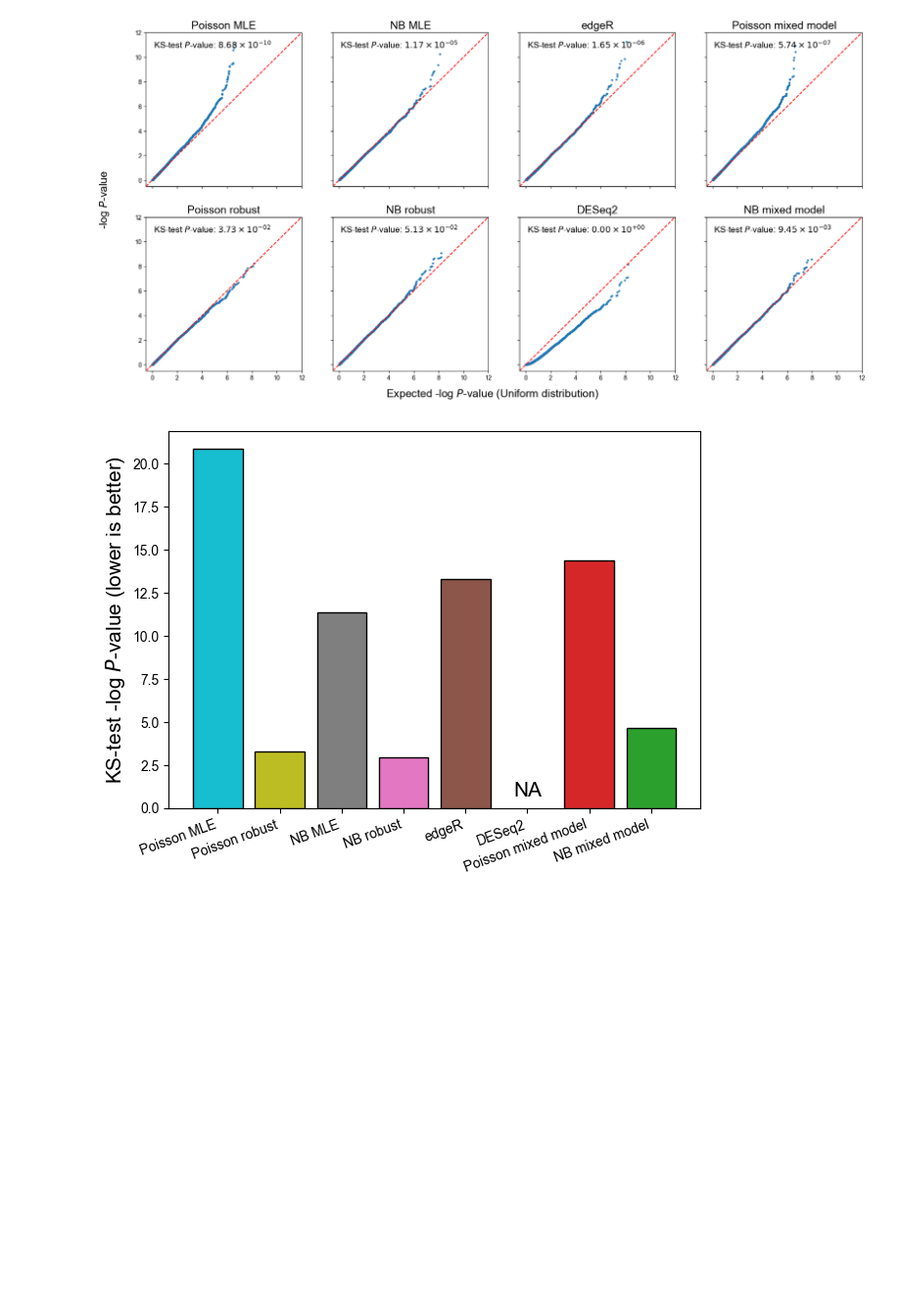
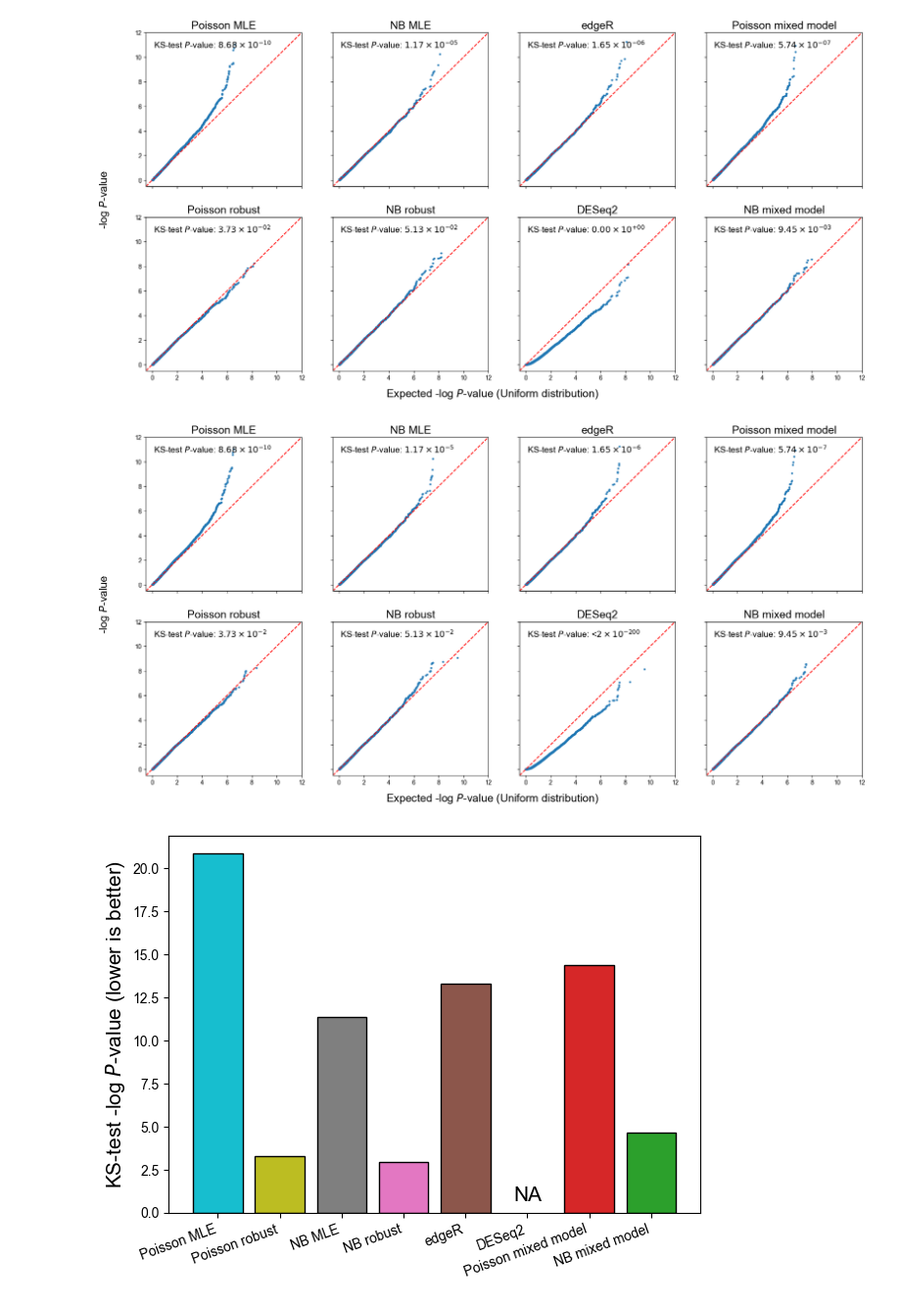
Before and after one commit to hanbin973/DEGpaper, a Jupyter notebook: Type1Error_Nathan_5000.ipynb, the cells around one changed output. Shown at 98% size. Cells and saved outputs as stored; diff of their text form; code cells hidden in the pictures; blank space fills up the shorter version.

```diff
--- a/Type1Error_Nathan_5000.ipynb
+++ b/Type1Error_Nathan_5000.ipynb
@@ -387,7 +387,7 @@ fig, ax = plt.subplots(2, 4, figsize=(5*4+1,5*2), sharex=True, sharey=True)
 p_unif = np.sort(-np.log(np.random.uniform(size=gene_p_pr.shape)))
 
 # main scatters
-pvals = [gene_p_pr, gene_p_nb, gene_p_edger, gene_p_pmm, gene_p_rpr, gene_p_ggp, gene_p_deseq2, gene_p_nbmm]
+#pvals = [gene_p_pr, gene_p_nb, gene_p_edger, gene_p_pmm, gene_p_rpr, gene_p_ggp, gene_p_deseq2, gene_p_nbmm]
 labels= ['Poisson MLE', 'NB MLE', 'edgeR', 'Poisson mixed model', 'Poisson robust', 'NB robust', 'DESeq2', 'NB mixed model']
 for i, pval, label in zip(range(8),pvals,labels):
     row, col = int(i/4), i%4
@@ -434,6 +434,63 @@ fig.text(0.08, 0.5, r'-log $P$-value', fontsize=18, rotation=90, ha='center', va
 plt.show()
 # %% [output]
 [figure]
+# %%
+from decimal import Decimal
+plt.rcParams['font.family'] = 'Arial'
+fig, ax = plt.subplots(2, 4, figsize=(5*4+1,5*2), sharex=True, sharey=True)
+
+p_unif = np.sort(-np.log(np.random.uniform(size=pvals[0].shape)))
+
+# main scatters
+#pvals = [gene_p_pr, gene_p_nb, gene_p_edger, gene_p_pmm, gene_p_rpr, gene_p_ggp, gene_p_deseq2, gene_p_nbmm]
+labels= ['Poisson MLE', 'NB MLE', 'edgeR', 'Poisson mixed model', 'Poisson robust', 'NB robust', 'DESeq2', 'NB mixed model']
+for i, pval, label in zip(range(8),pvals,labels):
+    row, col = int(i/4), i%4
+
+    ax[row, col].scatter(p_unif, np.sort(-np.log(pval)), s=5)
+    ax[row, col].plot([-0.5, 15], [-0.5,15], ls='--', c='red')
+    ax[row, col].set_title(label, fontsize=18)
+    ks_pval = stats.kstest(np.sort(pval), stats.uniform.cdf)[1]
+
+    if np.isnan(pval).sum():
+        pval[np.isnan(pval)] = 1
+        ks_pval = stats.kstest(np.sort(pval), stats.uniform.cdf)[1]
+        base = ('%.2E' % Decimal(ks_pval)).split('E')[0]
+        exp = ('%.2E' % Decimal(ks_pval)).split('E')[1]
+        ax[row,col].text(
+            0.05, 0.9, r'KS-test $P$-value: $%s \times 10^{%s}$' % (base, exp),
+            transform=ax[row,col].transAxes,
+            fontsize=14
+        )
+    elif np.isnan(ks_pval) or (ks_pval<2e-100):
+        ax[row,col].text(
+            0.05, 0.9, r'KS-test $P$-value: <$2 \times 10^{-200}$',
+            transform=ax[row,col].transAxes,
+            fontsize=14
+        )
+    else:
+        base = ('%.2E' % Decimal(ks_pval)).split('E')[0]
+        exp = ('%.2E' % Decimal(ks_pval)).split('E')[1]
+        if exp[1] == '0':
+            exp = exp[0]+exp[2]
+        ax[row,col].text(
+            0.05, 0.9, r'KS-test $P$-value: $%s \times 10^{%s}$' % (base, exp),
+            transform=ax[row,col].transAxes,
+            fontsize=14
+        )
+
+
+
+ax[0,0].set_xlim([-0.5, 12])
+ax[0,0].set_ylim([-0.5, 12])
+fig.text(0.5, 0.05, r'Expected -log $P$-value (Uniform distribution)', fontsize=18, ha='center')
+fig.text(0.08, 0.5, r'-log $P$-value', fontsize=18, rotation=90, ha='center', va='center')
+
+
+
+plt.show()
+# %% [output]
+[figure, added]
 # %%
 import pickle
 
```
Also changed, not shown: parts of 1 cell of this notebook, 1 other file.
